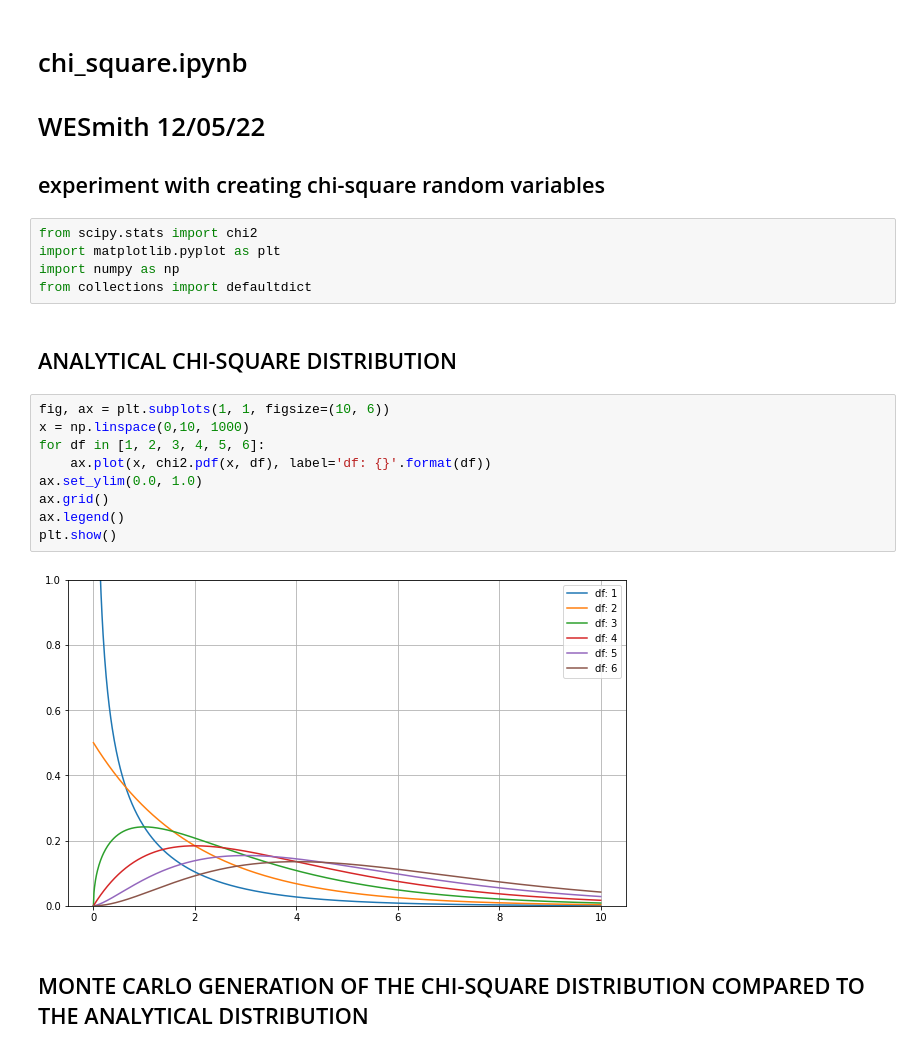
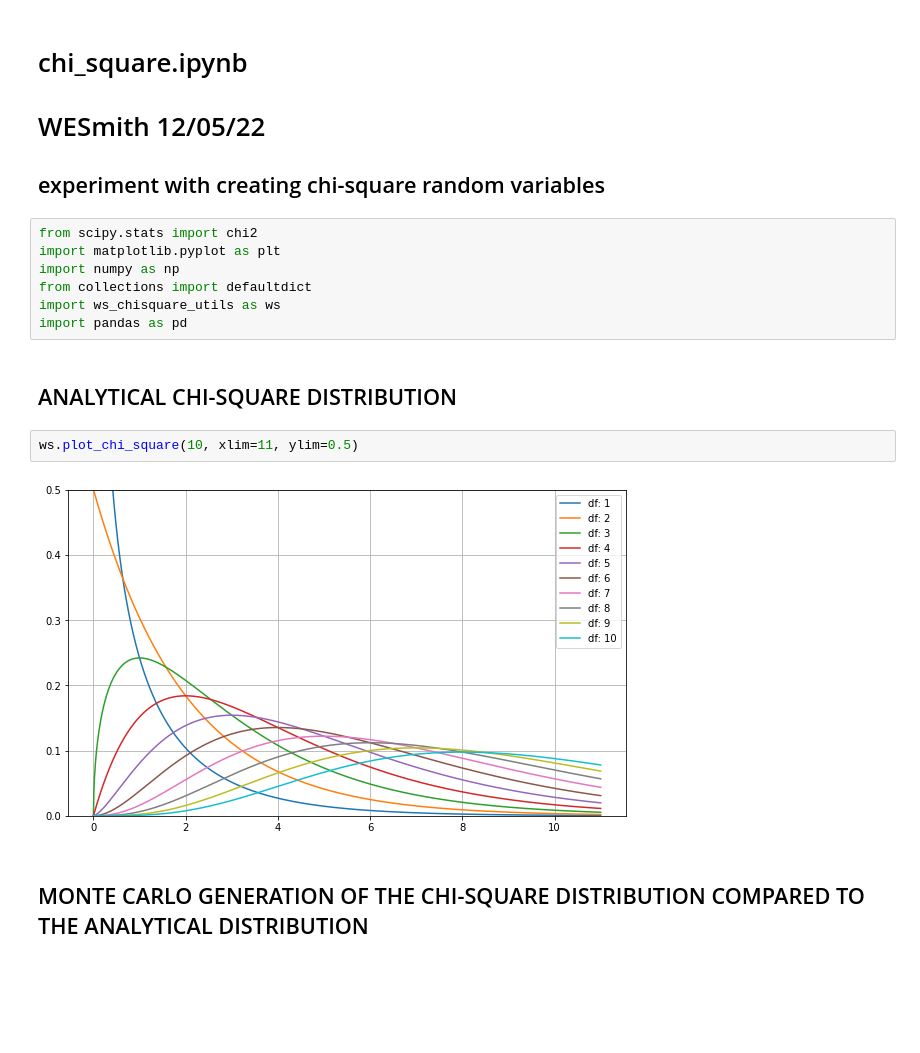
Before and after one commit to wesmith/Bioinformatics-with-Python-Cookbook-third-edition, a Jupyter notebook: WS_notebooks/chi_square.ipynb, the cells around one changed output. Cells and saved outputs as stored; diff of their text form; blank space fills up the shorter version.

Commit message:
chi-square demo using utilities from ws_chisquare_utils.py module: testing successful

```diff
--- a/WS_notebooks/chi_square.ipynb
+++ b/WS_notebooks/chi_square.ipynb
@@ -7,19 +7,14 @@ from scipy.stats import chi2
 import matplotlib.pyplot as plt
 import numpy as np
 from collections import defaultdict
+import ws_chisquare_utils as ws
+import pandas as pd
 # %% [markdown]
 ## ANALYTICAL CHI-SQUARE DISTRIBUTION
-# %%
-fig, ax = plt.subplots(1, 1, figsize=(10, 6))
-x = np.linspace(0,10, 1000)
-for df in [1, 2, 3, 4, 5, 6]:
-    ax.plot(x, chi2.pdf(x, df), label='df: {}'.format(df))
-ax.set_ylim(0.0, 1.0)
-ax.grid()
-ax.legend()
-plt.show()
-# %% [output]
-[figure, removed]
+# %%
+ws.plot_chi_square(10, xlim=11, ylim=0.5)
+# %% [output]
+[figure, added]
 # %% [markdown]
 ## MONTE CARLO GENERATION OF THE CHI-SQUARE DISTRIBUTION COMPARED TO THE ANALYTICAL DISTRIBUTION
 # %% [markdown]
```
Also changed, not shown: parts of 15 cells of this notebook.
